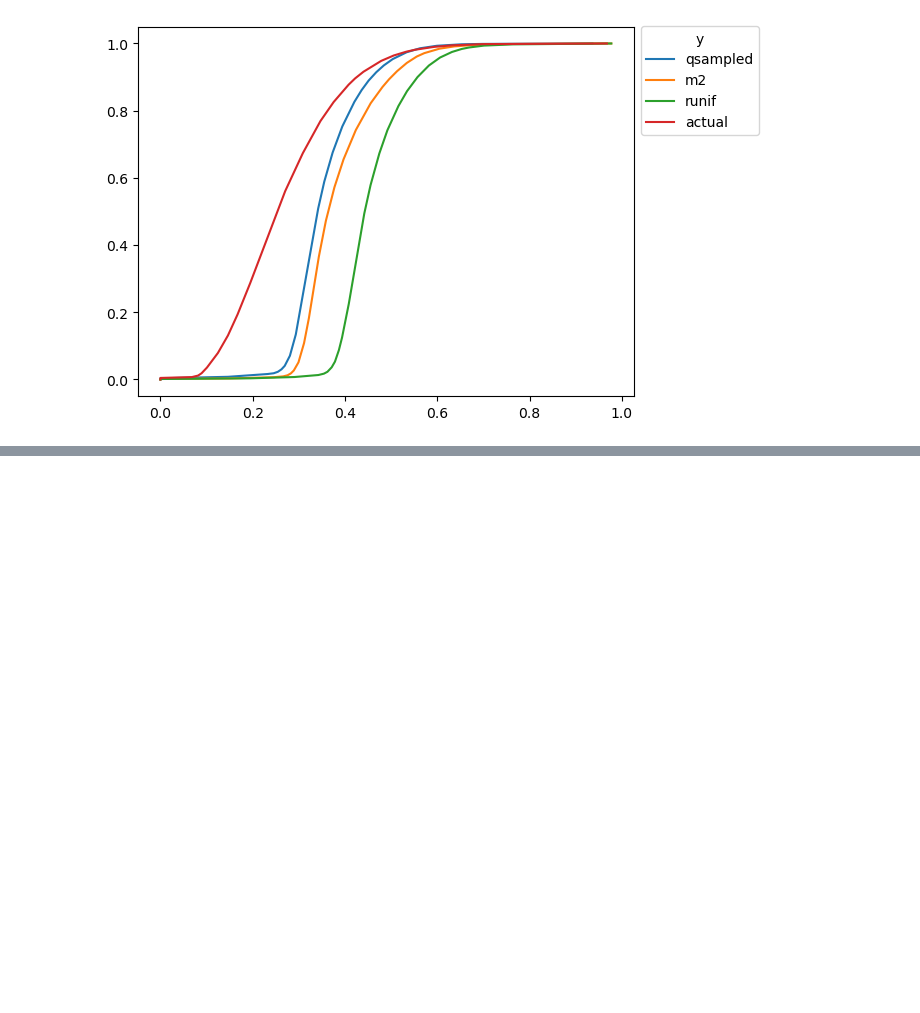
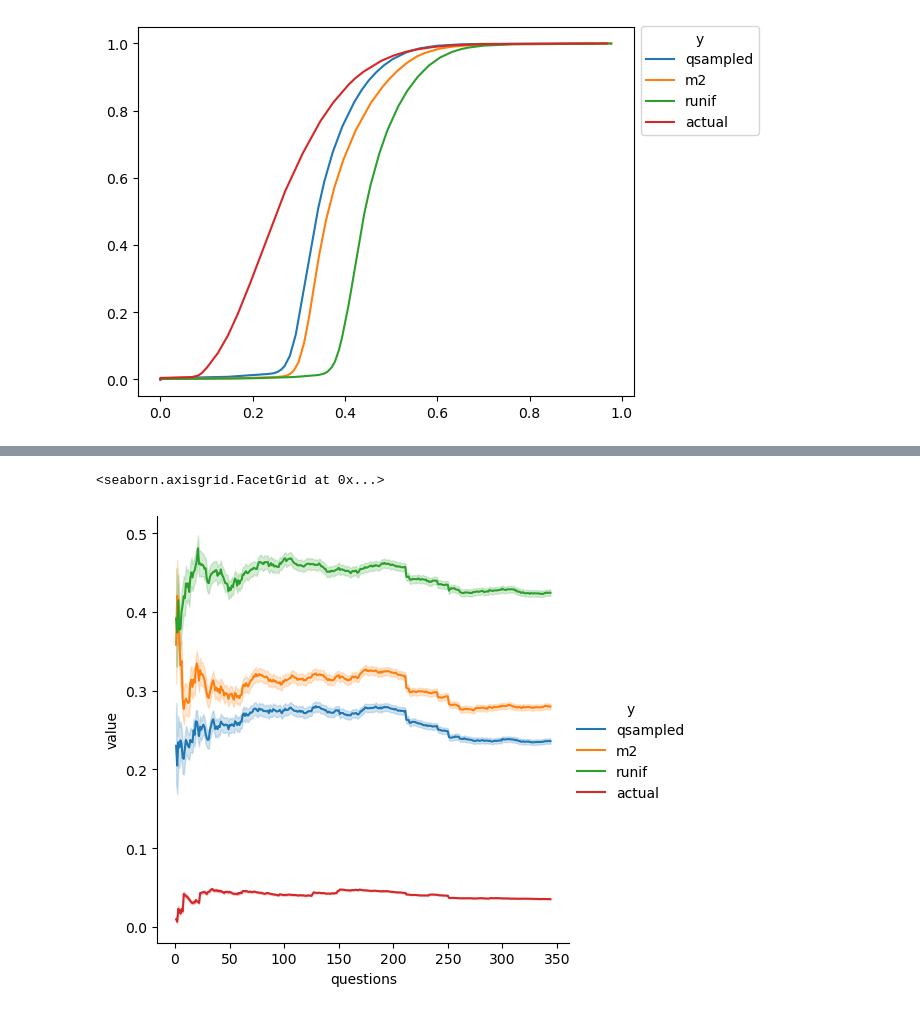
Before and after one commit to zeroknowledgediscovery/truthnet, a Jupyter notebook: notebooks/suspect-distributions.ipynb, the cells around one changed output, grey strips where cells are left out. Cells and saved outputs as stored; diff of their text form; code cells hidden in the pictures; blank space fills up the shorter version.

Commit message:
global actual

```diff
--- a/notebooks/suspect-distributions.ipynb
+++ b/notebooks/suspect-distributions.ipynb
@@ -626,0 +629,7 @@ tpl.save(
+# %%
+diss = pd.read_pickle("disson_global/disson_global_qmra_random_order_disson_0.pkl")
+
+groups = ["qsampled", "actual"]
+
+questions_asked = 43
+data = _diss_dataset(diss, questions_asked, groups=groups)
@@ -626,0 +667,33 @@ tpl.save(
+# %%
+dffg = pd.concat(
+    [
+        pd.concat(
+            [
+                pd.read_csv(
+                    f"disson_global/csv/{i}/disson_qmra_global_random_order_{i}-questions_asked_{questions_asked}.csv"
+                ).iloc[:, np.r_[:questions_asked]],
+                # .mean(axis=1, numeric_only=True),
+                pd.read_csv(
+                    f"disson_global/csv/{i}/disson_qmra_global_random_order_{i}-questions_asked_{questions_asked}.csv"
+                )["y"],
+            ],
+            axis=1,
+        )
+        # .groupby("y", as_index=False)
+        # .mean()
+        .assign(questions=str(questions_asked))
+        for questions_asked in range(1, 345)
+        for i in range(2)
+    ]
+)
+
+dffgm = (
+    pd.melt(dffg, id_vars=["y", "questions"])
+    .query("~value.isna()")
+    .assign(
+        questions=lambda x: x["questions"].astype(int),
+        variable=lambda x: x["variable"].astype(int),
+    )
+)
+
+dffgm
@@ -626,0 +714,5 @@ tpl.save(
+# %%
+sns.relplot(dffgm, x="questions", y="value", hue="y", kind="line")
+# %% [output]
+<seaborn.axisgrid.FacetGrid at 0x...>
+[figure, added]
```
Also changed, not shown: parts of 7 cells of this notebook, 2 other files.
